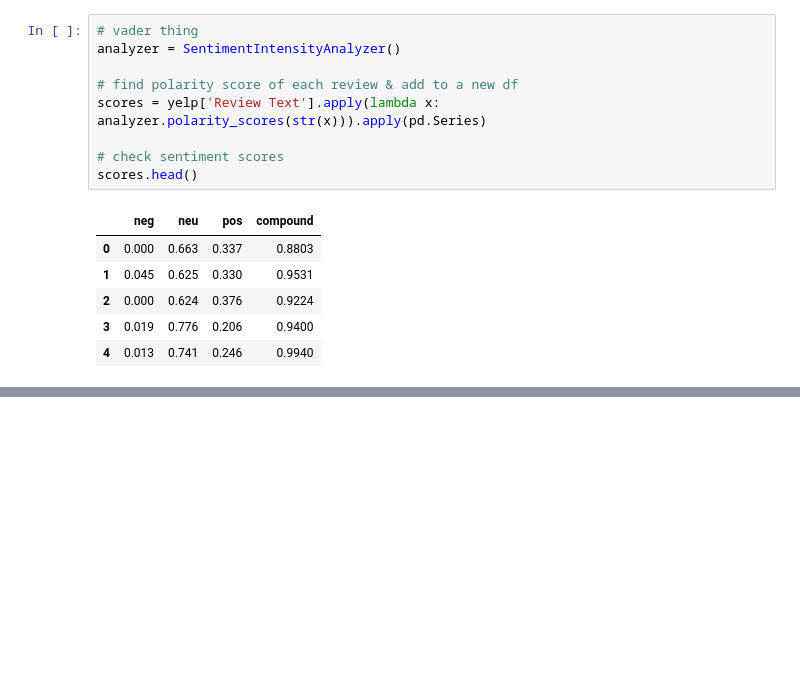
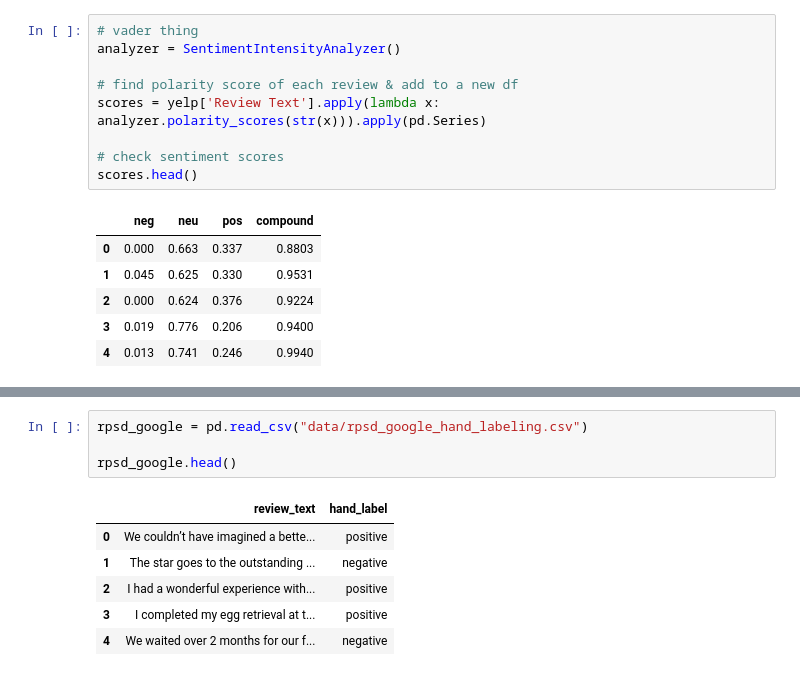
Before and after one commit to keil4ni/180a-track2, a Jupyter notebook: testing.ipynb, the cells around one changed output, grey strips where cells are left out. Drawn from its saved outputs; the diff is of its cells as text; blank space fills up the shorter version.

```diff
--- a/testing.ipynb
+++ b/testing.ipynb
@@ -237,0 +256,11 @@ yelp.head()
+# %%
+rpsd_google = pd.read_csv("data/rpsd_google_hand_labeling.csv")
+
+rpsd_google.head()
+# %% [output]
+|  | review_text | hand_label |
+| 0 | We couldn’t have imagined a bette... | positive |
+| 1 | The star goes to the outstanding ... | negative |
+| 2 | I had a wonderful experience with... | positive |
+| 3 | I completed my egg retrieval at t... | positive |
+| 4 | We waited over 2 months for our f... | negative |
```
Also changed, not shown: parts of 6 cells of this notebook, 1 other file.
